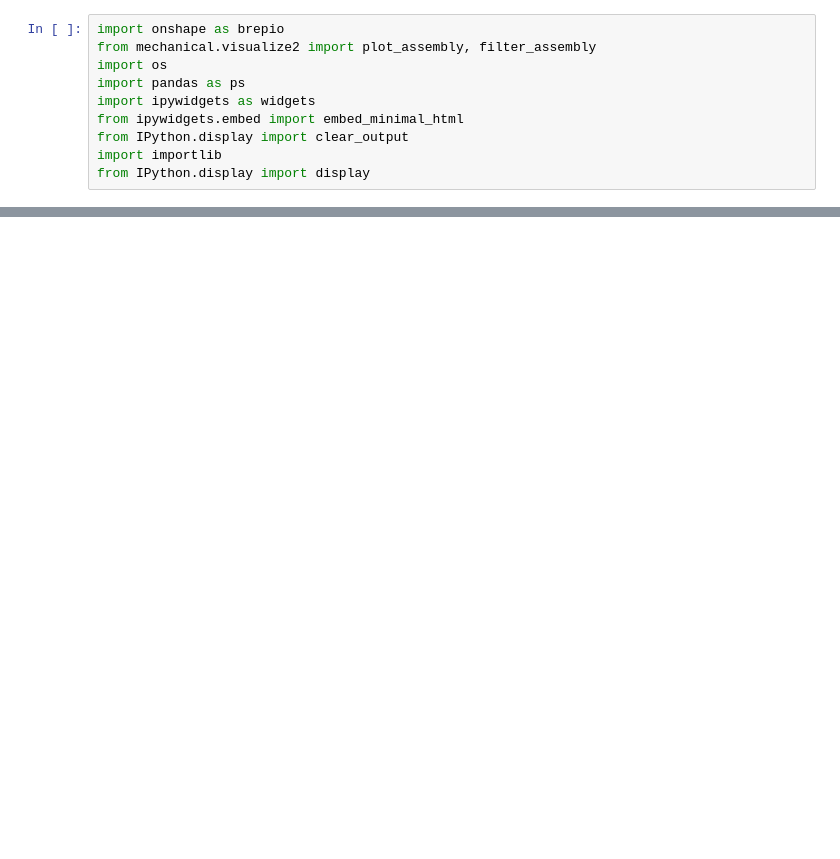
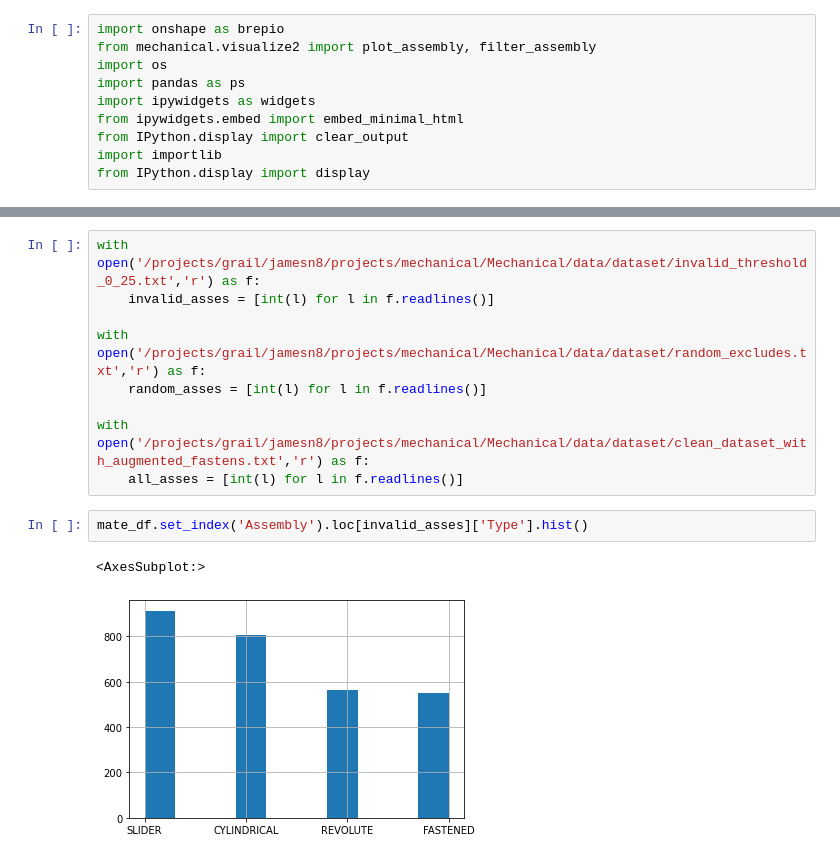
Before and after one commit to ShnitzelKiller/Mechanical, a Jupyter notebook: mechanical/visualize-3.ipynb, the cells around one changed output, grey strips where cells are left out. Saved outputs shown, nothing was run; the diff lists cells and outputs as text; blank space fills up the shorter version.

```diff
--- a/mechanical/visualize-3.ipynb
+++ b/mechanical/visualize-3.ipynb
@@ -101,0 +118,14 @@ def display_sample(sample):
+# %%
+with open('/projects/grail/jamesn8/projects/mechanical/Mechanical/data/dataset/invalid_threshold_0_25.txt','r') as f:
+    invalid_asses = [int(l) for l in f.readlines()]
+
+with open('/projects/grail/jamesn8/projects/mechanical/Mechanical/data/dataset/random_excludes.txt','r') as f:
+    random_asses = [int(l) for l in f.readlines()]
+
+with open('/projects/grail/jamesn8/projects/mechanical/Mechanical/data/dataset/clean_dataset_with_augmented_fastens.txt','r') as f:
+    all_asses = [int(l) for l in f.readlines()]
+# %%
+mate_df.set_index('Assembly').loc[invalid_asses]['Type'].hist()
+# %% [output]
+<AxesSubplot:>
+[figure, added]
```
Also changed, not shown: parts of 19 cells of this notebook, 22 other files.
